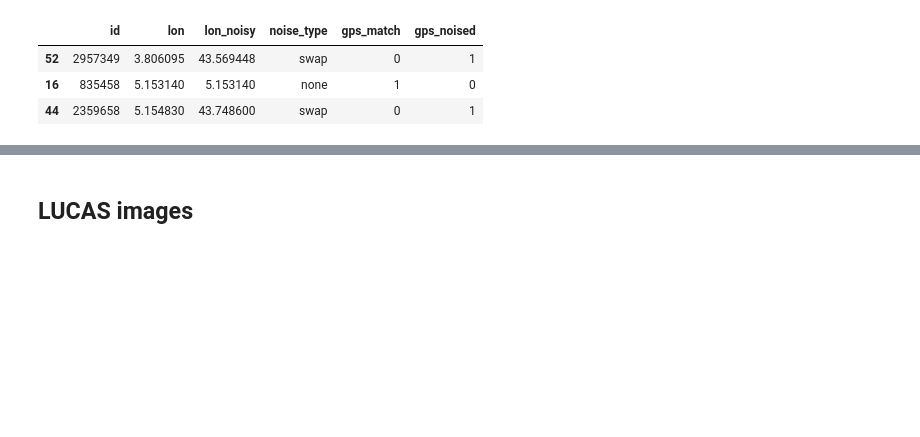
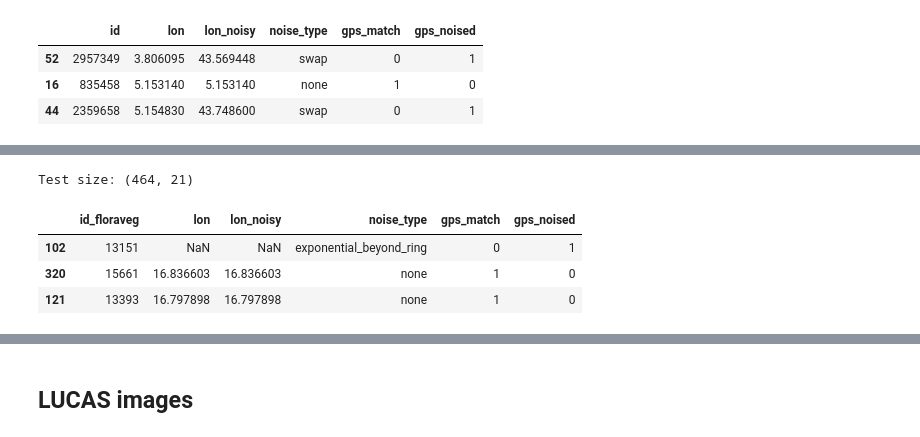
Before and after one commit to plantnet/malpolon, a Jupyter notebook: examples/custom_train/multiscale_jrc/Pre-processing_error_detection.ipynb, the cells around one changed output, grey strips where cells are left out. Cells and saved outputs as stored; diff of their text form; code cells hidden in the pictures; blank space fills up the shorter version.

```diff
--- a/examples/custom_train/multiscale_jrc/Pre-processing_error_detection.ipynb
+++ b/examples/custom_train/multiscale_jrc/Pre-processing_error_detection.ipynb
@@ -267,0 +329,29 @@ Test size: (64, 12)
+# %%
+# fp_floraveg_train_val_noisy = os.path.join(ROOT_PATH_GPS_NOISY, Path(fp_floraveg_train_val).name)
+# fp_floraveg_train_noisy = os.path.join(ROOT_PATH_GPS_NOISY, Path(fp_floraveg_train).name)
+# fp_floraveg_val_noisy = os.path.join(ROOT_PATH_GPS_NOISY, Path(fp_floraveg_val).name)
+fp_floraveg_test_noisy = os.path.join(ROOT_PATH_GPS_NOISY, Path(fp_floraveg_test).name)
+
+df_floraveg_test_unique_sId = df_floraveg_test[relevant_cols_test].drop_duplicates(subset='id_floraveg', keep="first", ignore_index=True)
+df_floraveg_test_unique_sId['id'] = df_floraveg_test_unique_sId['id_floraveg']
+
+for seed in tqdm(seeds, 'Random seeds processed'):
+    # Apply noise
+    # df_floraveg_train_val_noisy_gps = simulate_gps_noise_mixture(df_floraveg_train_val, gamma=0.50, seed=seed)
+    df_floraveg_test_noisy_gps = simulate_gps_noise_mixture(df_floraveg_test_unique_sId, gamma=0.50, seed=seed)
+
+    # Save files
+    # df_floraveg_train_val_noisy_gps.to_csv(f"{fp_floraveg_train_val_noisy.split('.csv')[0]}_noise_mixture_seed{seed}.csv", index=False)
+    # df_floraveg_train_val_noisy_gps[df_floraveg_train_val_noisy_gps['subset'] == 'train'].to_csv(f"{fp_floraveg_train_noisy.split('.csv')[0]}_noise_m_seed{seed}.csv", index=False)
+    df_floraveg_test_noisy_gps.to_csv(f"{fp_floraveg_test_noisy.split('.csv')[0]}_noise_mixture_seed{seed}.csv", index=False)
+
+# print(f'Train-val size: {df_floraveg_train_val_noisy_gps.shape}')
+# display(df_floraveg_train_val_noisy_gps.sample(3)[['id', 'lon', 'lon_noisy', 'noise_type', 'gps_match', 'gps_noised']])
+print(f'Test size: {df_floraveg_test_noisy_gps.shape}')
+display(df_floraveg_test_noisy_gps.sample(3)[['id_floraveg', 'lon', 'lon_noisy', 'noise_type', 'gps_match', 'gps_noised']])
+# %% [output]
+Test size: (464, 21)
+|  | id_floraveg | lon | lon_noisy | noise_type | gps_match | gps_noised |
+| 102 | 13151 | NaN | NaN | exponential_beyond_ring | 0 | 1 |
+| 320 | 15661 | 16.836603 | 16.836603 | none | 1 | 0 |
+| 121 | 13393 | 16.797898 | 16.797898 | none | 1 | 0 |
```
Also changed, not shown: parts of 4 cells of this notebook, 8 other files.
